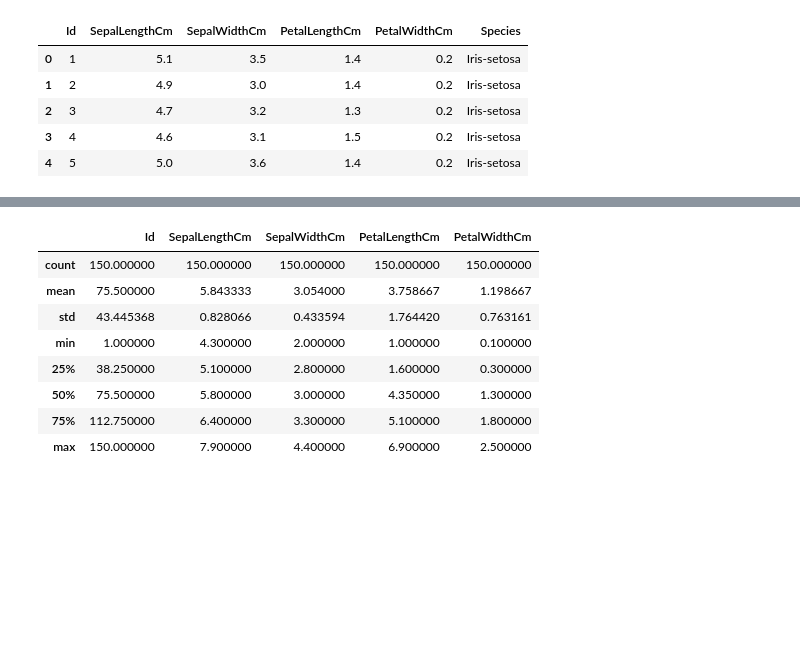
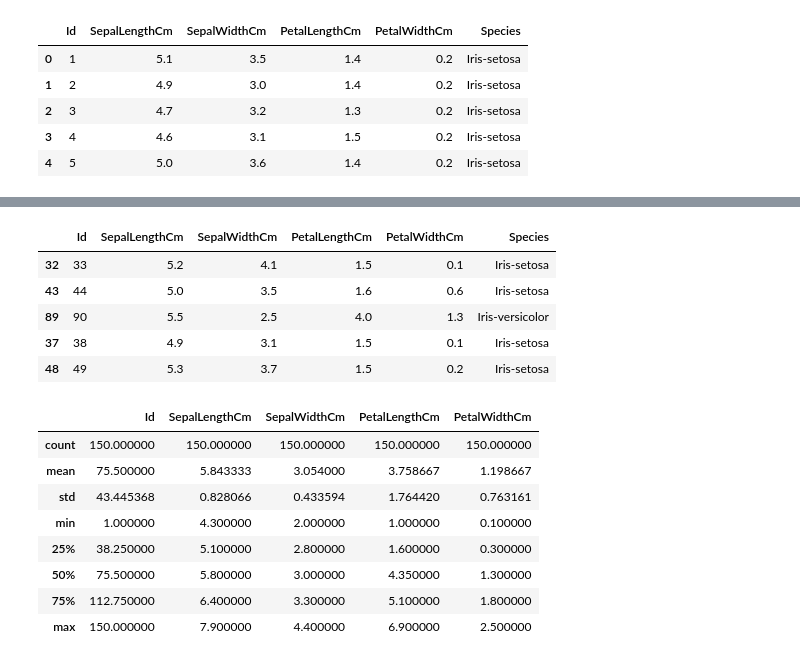
Before and after one commit to varsha-shewale/ActualSubmittedFiles, a Jupyter notebook: EDA_Iris/Iris.ipynb, the cells around one changed output, grey strips where cells are left out. Saved outputs shown, nothing was run; the diff lists cells and outputs as text; code cells hidden in the pictures; blank space fills up the shorter version.

```diff
--- a/EDA_Iris/Iris.ipynb
+++ b/EDA_Iris/Iris.ipynb
@@ -18,3 +31,12 @@ df_iris.head()
+# %%
+df_iris.sample(5)
+# %% [output]
+|  | Id | SepalLengthCm | SepalWidthCm | PetalLengthCm | PetalWidthCm | Species |
+| 32 | 33 | 5.2 | 4.1 | 1.5 | 0.1 | Iris-setosa |
+| 43 | 44 | 5.0 | 3.5 | 1.6 | 0.6 | Iris-setosa |
+| 89 | 90 | 5.5 | 2.5 | 4.0 | 1.3 | Iris-versicolor |
+| 37 | 38 | 4.9 | 3.1 | 1.5 | 0.1 | Iris-setosa |
+| 48 | 49 | 5.3 | 3.7 | 1.5 | 0.2 | Iris-setosa |
 # %%
 df_iris.describe()
 # %% [output]
```
Also changed, not shown: parts of 13 cells of this notebook.
